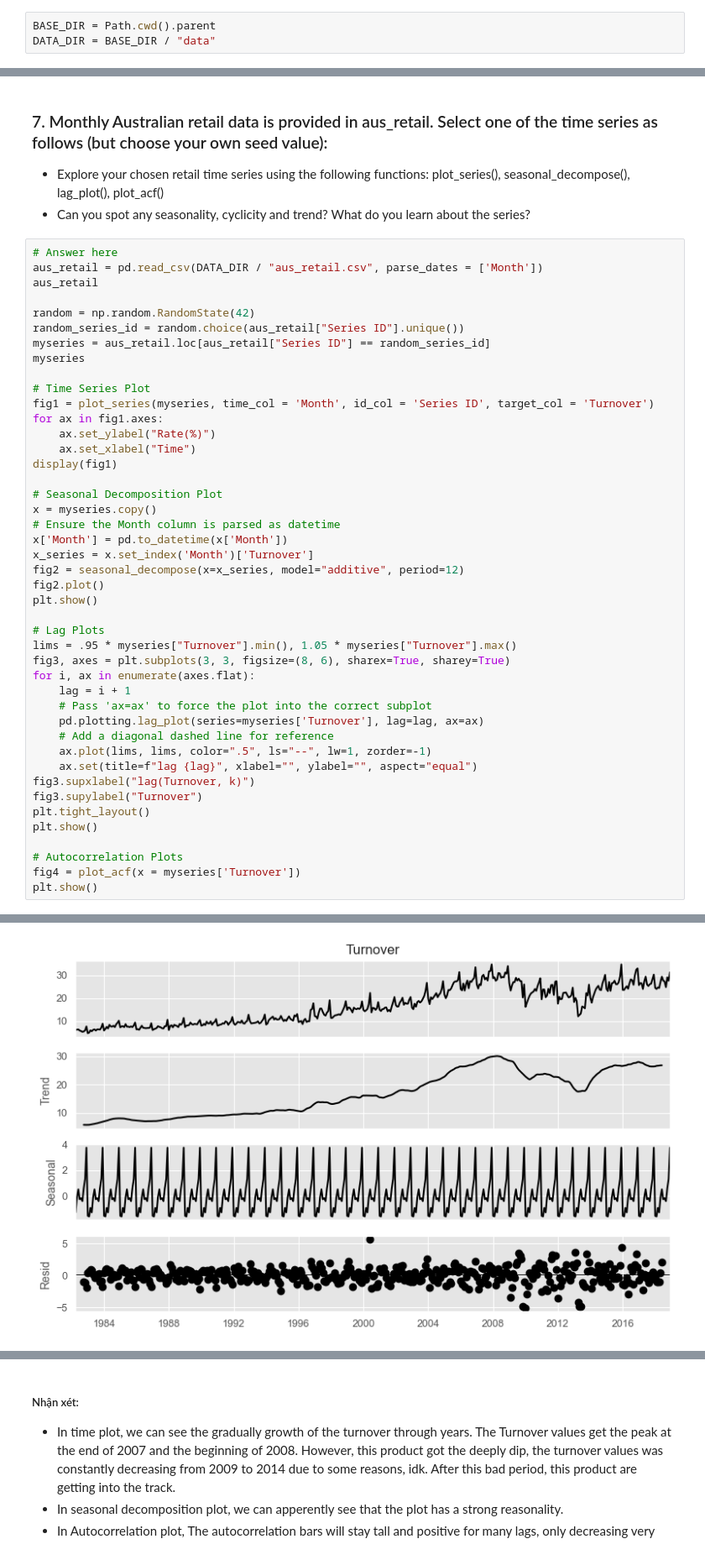
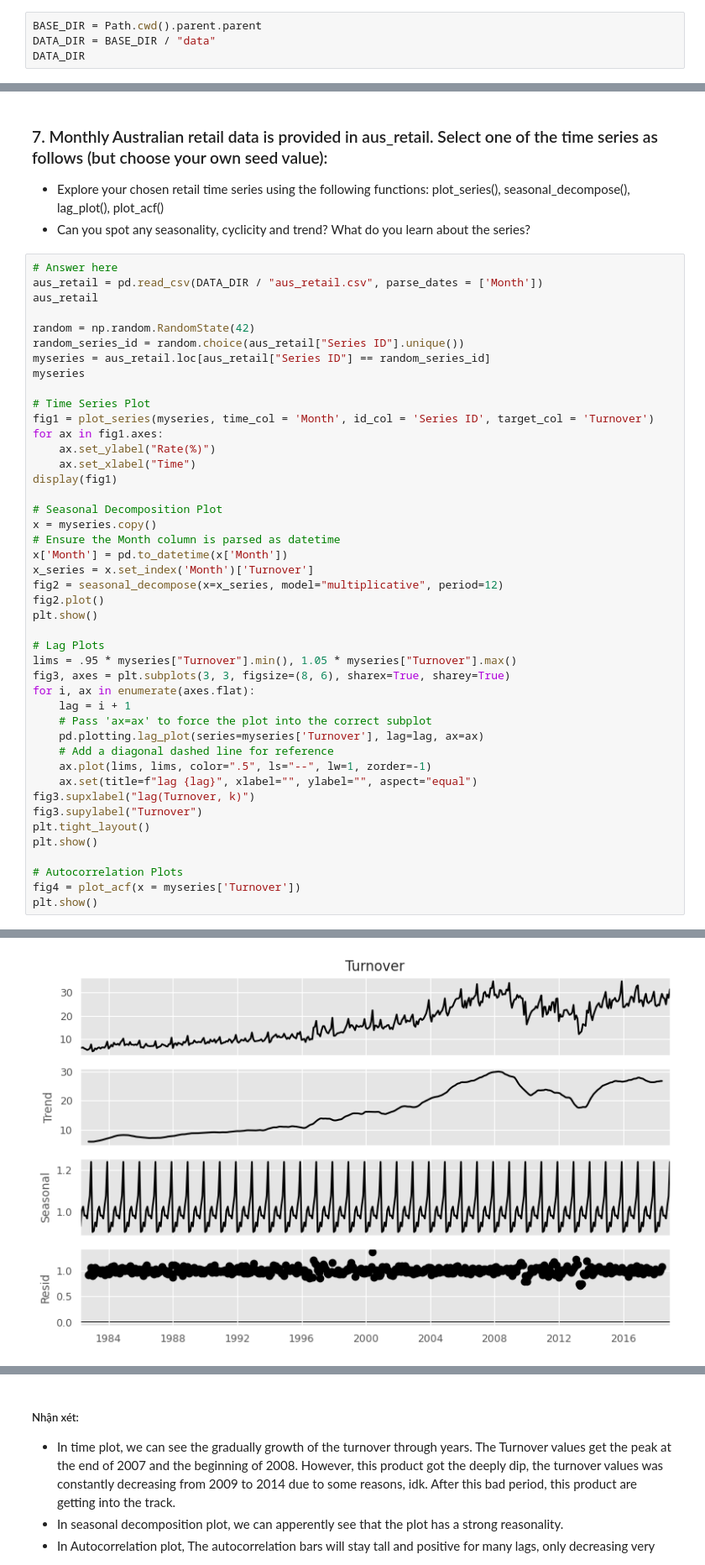
Before and after one commit to Le-Phu-Family/-Time-Series-Analysis-and-Forecasting-methods-, a Jupyter notebook: notebooks/Chapter 2 - Time Series Graphics/Excercises for Chapter 2.ipynb, the cells around one changed output, grey strips where cells are left out. Shown at 84% size. Cells and saved outputs as stored; diff of their text form.

```diff
--- a/notebooks/Chapter 2 - Time Series Graphics/Excercises for Chapter 2.ipynb
+++ b/notebooks/Chapter 2 - Time Series Graphics/Excercises for Chapter 2.ipynb
@@ -9,5 +9,6 @@ from statsmodels.graphics.tsaplots import plot_acf
 from pathlib import Path
 from IPython.display import display
 # %%
-BASE_DIR = Path.cwd().parent
+BASE_DIR = Path.cwd().parent.parent
 DATA_DIR = BASE_DIR / "data"
+DATA_DIR
@@ -365,7 +342,7 @@ x = myseries.copy()
 # Ensure the Month column is parsed as datetime
 x['Month'] = pd.to_datetime(x['Month'])
 x_series = x.set_index('Month')['Turnover']
-fig2 = seasonal_decompose(x=x_series, model="additive", period=12)
+fig2 = seasonal_decompose(x=x_series, model="multiplicative", period=12)
 fig2.plot()
 plt.show()
 
@@ -392 +369 @@ plt.show()
-[figure, old version]
+[figure, new version]
```
Also changed, not shown: parts of 15 cells of this notebook, 3 other files.
